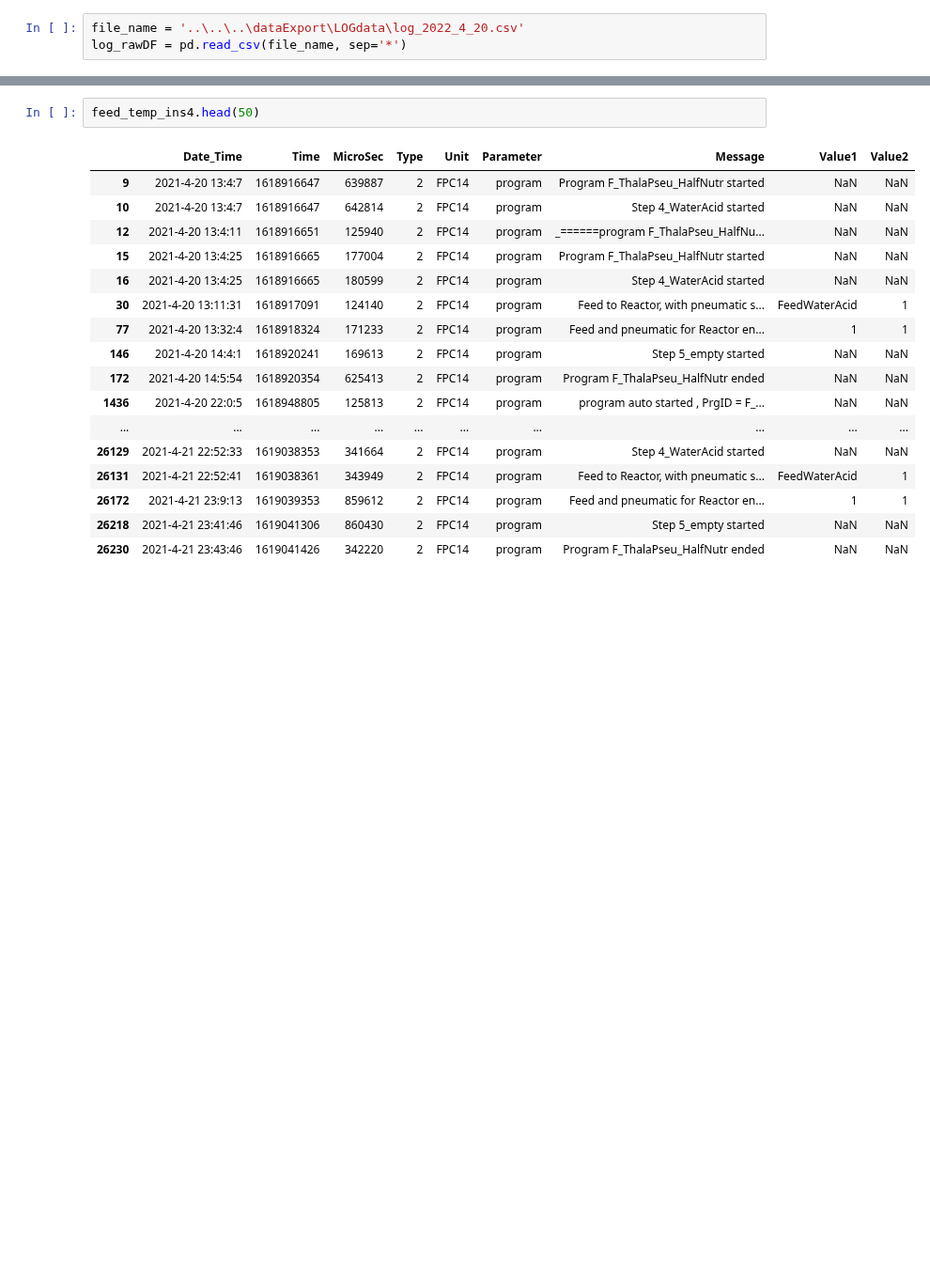
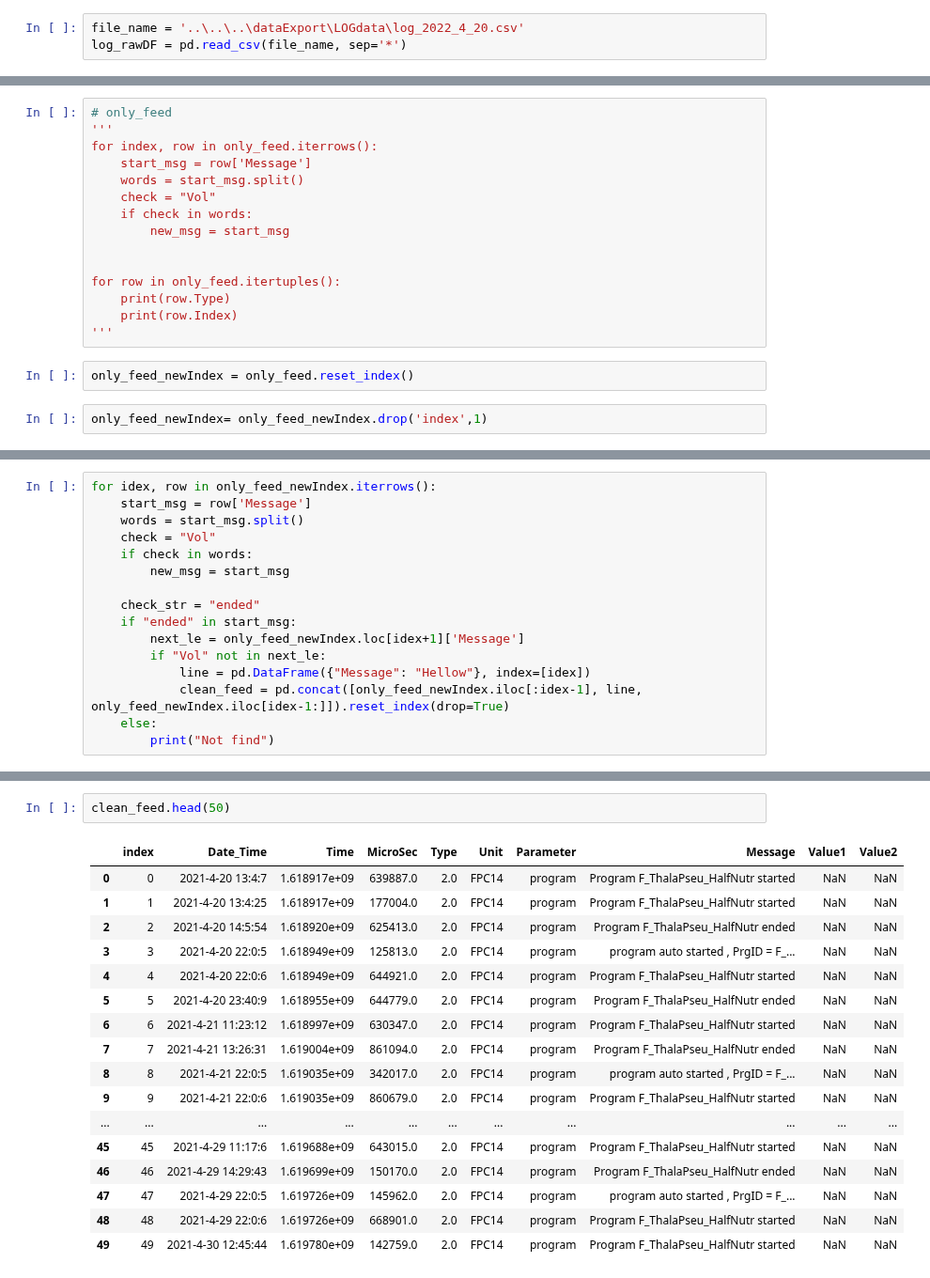
Before and after one commit to janakishyama/ESR_10, a Jupyter notebook: WP1/data_cleaning_DBexport/_4_feed_Nutrient/1_feed_data_extraction.ipynb, the cells around one changed output, grey strips where cells are left out. Shown at 94% size. Saved outputs shown, nothing was run; the diff lists cells and outputs as text; blank space fills up the shorter version.

```diff
--- a/WP1/data_cleaning_DBexport/_4_feed_Nutrient/1_feed_data_extraction.ipynb
+++ b/WP1/data_cleaning_DBexport/_4_feed_Nutrient/1_feed_data_extraction.ipynb
@@ -60,0 +148,19 @@ feed_temp_ins4 = feed_tmp_df.query('Time >= 1618561800 and Time <= 1625228995 an
+# %%
+# only_feed
+'''
+for index, row in only_feed.iterrows():
+    start_msg = row['Message']
+    words = start_msg.split()
+    check = "Vol"
+    if check in words:
+        new_msg = start_msg
+
+
+for row in only_feed.itertuples():
+    print(row.Type)
+    print(row.Index)
+'''
+# %%
+only_feed_newIndex = only_feed.reset_index()
+# %%
+only_feed_newIndex= only_feed_newIndex.drop('index',1)
@@ -60,0 +176,16 @@ feed_temp_ins4 = feed_tmp_df.query('Time >= 1618561800 and Time <= 1625228995 an
+# %%
+for idex, row in only_feed_newIndex.iterrows():
+    start_msg = row['Message']
+    words = start_msg.split()
+    check = "Vol"
+    if check in words:
+        new_msg = start_msg
+
+    check_str = "ended"
+    if "ended" in start_msg:
+        next_le = only_feed_newIndex.loc[idex+1]['Message']
+        if "Vol" not in next_le:
+            line = pd.DataFrame({"Message": "Hellow"}, index=[idex])
+            clean_feed = pd.concat([only_feed_newIndex.iloc[:idex-1], line, only_feed_newIndex.iloc[idex-1:]]).reset_index(drop=True)
+    else:
+        print("Not find")
@@ -61,20 +226,20 @@ feed_temp_ins4 = feed_tmp_df.query('Time >= 1618561800 and Time <= 1625228995 an
 # %%
-feed_temp_ins4.head(50)
+clean_feed.head(50)
 # %% [output]
-|  | Date_Time | Time | MicroSec | Type | Unit | Parameter | Message | Value1 | Value2 |
-| 9 | 2021-4-20 13:4:7 | 1618916647 | 639887 | 2 | FPC14 | program | Program F_ThalaPseu_HalfNutr started | NaN | NaN |
-| 10 | 2021-4-20 13:4:7 | 1618916647 | 642814 | 2 | FPC14 | program | Step 4_WaterAcid started | NaN | NaN |
-| 12 | 2021-4-20 13:4:11 | 1618916651 | 125940 | 2 | FPC14 | program | _======program F_ThalaPseu_HalfNu... | NaN | NaN |
-| 15 | 2021-4-20 13:4:25 | 1618916665 | 177004 | 2 | FPC14 | program | Program F_ThalaPseu_HalfNutr started | NaN | NaN |
-| 16 | 2021-4-20 13:4:25 | 1618916665 | 180599 | 2 | FPC14 | program | Step 4_WaterAcid started | NaN | NaN |
-| 30 | 2021-4-20 13:11:31 | 1618917091 | 124140 | 2 | FPC14 | program | Feed to Reactor, with pneumatic s... | FeedWaterAcid | 1 |
-| 77 | 2021-4-20 13:32:4 | 1618918324 | 171233 | 2 | FPC14 | program | Feed and pneumatic for Reactor en... | 1 | 1 |
-| 146 | 2021-4-20 14:4:1 | 1618920241 | 169613 | 2 | FPC14 | program | Step 5_empty started | NaN | NaN |
-| 172 | 2021-4-20 14:5:54 | 1618920354 | 625413 | 2 | FPC14 | program | Program F_ThalaPseu_HalfNutr ended | NaN | NaN |
-| 1436 | 2021-4-20 22:0:5 | 1618948805 | 125813 | 2 | FPC14 | program | program auto started , PrgID = F_... | NaN | NaN |
-| ... | ... | ... | ... | ... | ... | ... | ... | ... | ... |
-| 26129 | 2021-4-21 22:52:33 | 1619038353 | 341664 | 2 | FPC14 | program | Step 4_WaterAcid started | NaN | NaN |
-| 26131 | 2021-4-21 22:52:41 | 1619038361 | 343949 | 2 | FPC14 | program | Feed to Reactor, with pneumatic s... | FeedWaterAcid | 1 |
-| 26172 | 2021-4-21 23:9:13 | 1619039353 | 859612 | 2 | FPC14 | program | Feed and pneumatic for Reactor en... | 1 | 1 |
-| 26218 | 2021-4-21 23:41:46 | 1619041306 | 860430 | 2 | FPC14 | program | Step 5_empty started | NaN | NaN |
-| 26230 | 2021-4-21 23:43:46 | 1619041426 | 342220 | 2 | FPC14 | program | Program F_ThalaPseu_HalfNutr ended | NaN | NaN |
+|  | index | Date_Time | Time | MicroSec | Type | Unit | Parameter | Message | Value1 | Value2 |
+| 0 | 0 | 2021-4-20 13:4:7 | 1.618917e+09 | 639887.0 | 2.0 | FPC14 | program | Program F_ThalaPseu_HalfNutr started | NaN | NaN |
+| 1 | 1 | 2021-4-20 13:4:25 | 1.618917e+09 | 177004.0 | 2.0 | FPC14 | program | Program F_ThalaPseu_HalfNutr started | NaN | NaN |
+| 2 | 2 | 2021-4-20 14:5:54 | 1.618920e+09 | 625413.0 | 2.0 | FPC14 | program | Program F_ThalaPseu_HalfNutr ended | NaN | NaN |
+| 3 | 3 | 2021-4-20 22:0:5 | 1.618949e+09 | 125813.0 | 2.0 | FPC14 | program | program auto started , PrgID = F_... | NaN | NaN |
+| 4 | 4 | 2021-4-20 22:0:6 | 1.618949e+09 | 644921.0 | 2.0 | FPC14 | program | Program F_ThalaPseu_HalfNutr started | NaN | NaN |
+| 5 | 5 | 2021-4-20 23:40:9 | 1.618955e+09 | 644779.0 | 2.0 | FPC14 | program | Program F_ThalaPseu_HalfNutr ended | NaN | NaN |
+| 6 | 6 | 2021-4-21 11:23:12 | 1.618997e+09 | 630347.0 | 2.0 | FPC14 | program | Program F_ThalaPseu_HalfNutr started | NaN | NaN |
+| 7 | 7 | 2021-4-21 13:26:31 | 1.619004e+09 | 861094.0 | 2.0 | FPC14 | program | Program F_ThalaPseu_HalfNutr ended | NaN | NaN |
+| 8 | 8 | 2021-4-21 22:0:5 | 1.619035e+09 | 342017.0 | 2.0 | FPC14 | program | program auto started , PrgID = F_... | NaN | NaN |
+| 9 | 9 | 2021-4-21 22:0:6 | 1.619035e+09 | 860679.0 | 2.0 | FPC14 | program | Program F_ThalaPseu_HalfNutr started | NaN | NaN |
+| ... | ... | ... | ... | ... | ... | ... | ... | ... | ... | ... |
+| 45 | 45 | 2021-4-29 11:17:6 | 1.619688e+09 | 643015.0 | 2.0 | FPC14 | program | Program F_ThalaPseu_HalfNutr started | NaN | NaN |
+| 46 | 46 | 2021-4-29 14:29:43 | 1.619699e+09 | 150170.0 | 2.0 | FPC14 | program | Program F_ThalaPseu_HalfNutr ended | NaN | NaN |
+| 47 | 47 | 2021-4-29 22:0:5 | 1.619726e+09 | 145962.0 | 2.0 | FPC14 | program | program auto started , PrgID = F_... | NaN | NaN |
+| 48 | 48 | 2021-4-29 22:0:6 | 1.619726e+09 | 668901.0 | 2.0 | FPC14 | program | Program F_ThalaPseu_HalfNutr started | NaN | NaN |
+| 49 | 49 | 2021-4-30 12:45:44 | 1.619780e+09 | 142759.0 | 2.0 | FPC14 | program | Program F_ThalaPseu_HalfNutr started | NaN | NaN |
```
Also changed, not shown: parts of 26 cells of this notebook.
